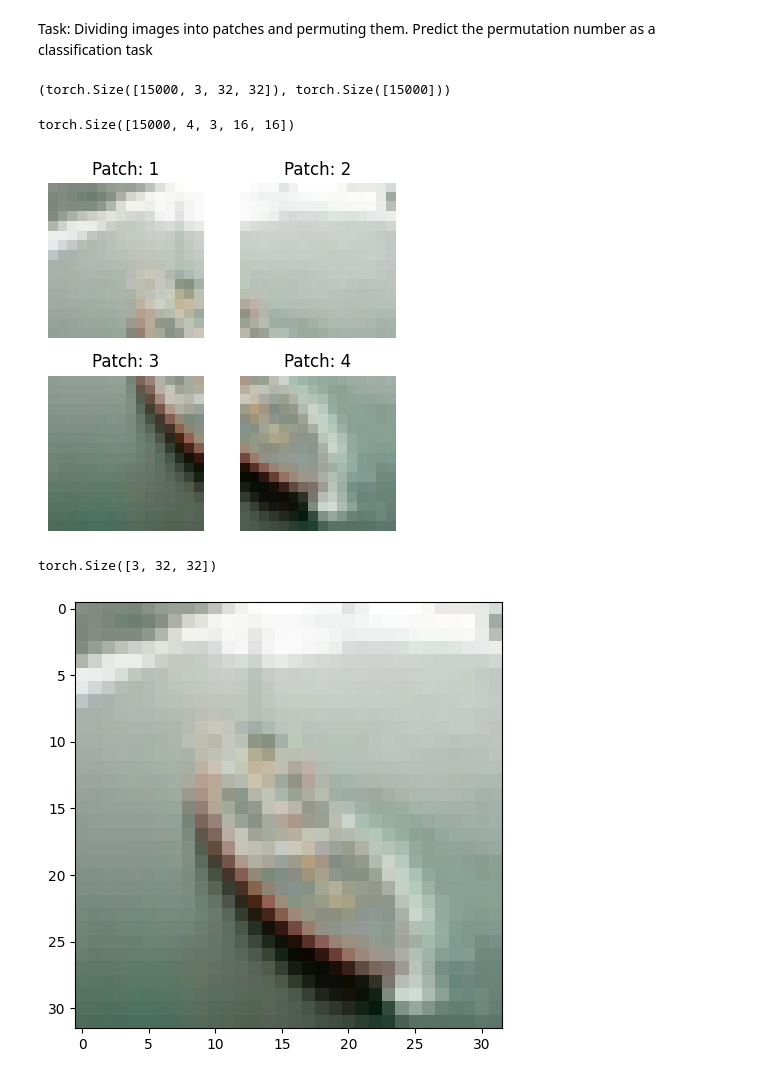
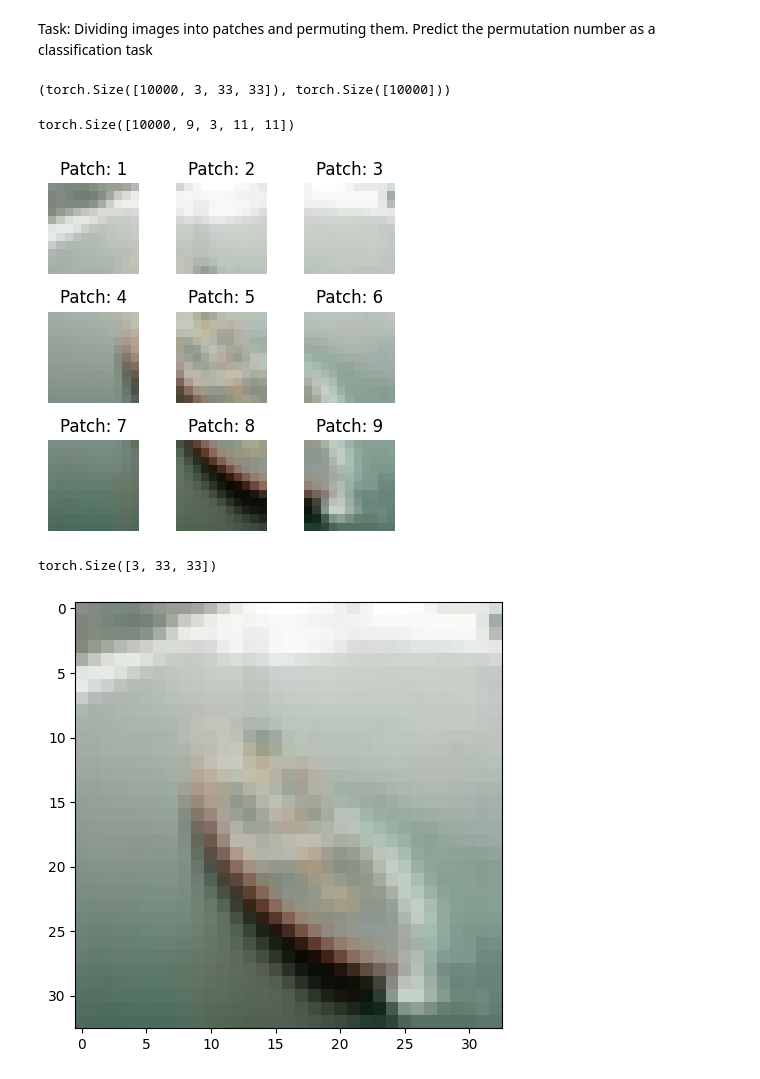
Before and after one commit to VannshJani/Machine-Learning, a Jupyter notebook: SSL.ipynb, the cells around one changed output. Saved outputs shown, nothing was run; the diff lists cells and outputs as text; code cells hidden in the pictures.

```diff
--- a/SSL.ipynb
+++ b/SSL.ipynb
@@ -55,3 +56,7 @@ classes: ['airplane', 'automobile', 'bird', 'cat', 'deer', 'dog', 'frog', 'horse
 dtype of images: torch.float32
 dtype of labels: torch.int64
 range of image values: min=0.0, max=1.0
+# %%
+# Resizing images
+X = F.interpolate(dataset.data, size=(33, 33), mode='bilinear', align_corners=False)
+X.shape
@@ -61,7 +68,7 @@ range of image values: min=0.0, max=1.0
 plt.figure(figsize=(6, 6))
 for i in range(25):
     plt.subplot(5, 5, i+1)
-    plt.imshow(torch.einsum("chw->hwc", dataset.data[i].cpu()))
+    plt.imshow(torch.einsum("chw->hwc", X[i].cpu()))
     plt.axis('off')
     plt.title(dataset.classes[dataset.targets[i]])
 plt.tight_layout()
@@ -71,12 +78,10 @@ plt.tight_layout()
 ### Splitting Data
 # %%
 n_train = 10000
-n_test = 35000
+n_test = 40000
 
-X = dataset.data
 y = dataset.targets
-
-print(X.shape)
+print(X[0].shape)
 print(X.shape, X.dtype)
 print(X.min(), X.max())
 print(y.shape, y.dtype)
@@ -150,14 +155,16 @@ y_pool = y[pool_idx]
 
 X_pool.shape, y_pool.shape
 # %% [output]
-(torch.Size([15000, 3, 32, 32]), torch.Size([15000]))
+(torch.Size([10000, 3, 33, 33]), torch.Size([10000]))
 # %%
-# Divinding image into 4 patches of 8x8
-def divide_into_patches(images):                  # images = (#,3,32,32), # = number of images
-  patches = torch.split(images,16,dim=3)
+# Divinding image into 9 patches
+def divide_into_patches(images):
+  patches = torch.split(images,11,dim=3)
+  # print(patches[0].shape)
   patches = [torch.unsqueeze(patch,1) for patch in patches]
+  # print(patches[2].shape,len(patches))
   patches = torch.cat(patches,dim=1)
-  patches = torch.split(patches,16,dim=3)
+  patches = torch.split(patches,11,dim=3)
   patches = torch.cat(patches,dim=1)
   return patches
 
@@ -165,24 +172,24 @@ def divide_into_patches(images):                  # images = (#,3,32,32), # = nu
 images_with_patches = divide_into_patches(X_pool)
 images_with_patches.shape
 # %% [output]
-torch.Size([15000, 4, 3, 16, 16])
+torch.Size([10000, 9, 3, 11, 11])
 # %%
 # Viusalizing patches
 sample_image = images_with_patches[0]
 plt.figure(figsize=(4, 4))
-for i in range(4):
-    plt.subplot(2, 2, i+1)
+for i in range(9):
+    plt.subplot(3, 3, i+1)
     plt.imshow(torch.einsum("chw->hwc", sample_image[i]))
     plt.axis('off')
     plt.title(f"Patch: {i+1}")
 plt.tight_layout()
 # %% [output]
-[figure, old version]
+[figure, new version]
 # %%
 # Original image
 print(X_pool[0].shape)
 plt.imshow(torch.einsum("chw->hwc", X_pool[0]))
 plt.tight_layout()
 # %% [output]
-torch.Size([3, 32, 32])
+torch.Size([3, 33, 33])
-[figure, old version]
+[figure, new version]
```
Also changed, not shown: parts of 14 cells of this notebook, 1 other file.
